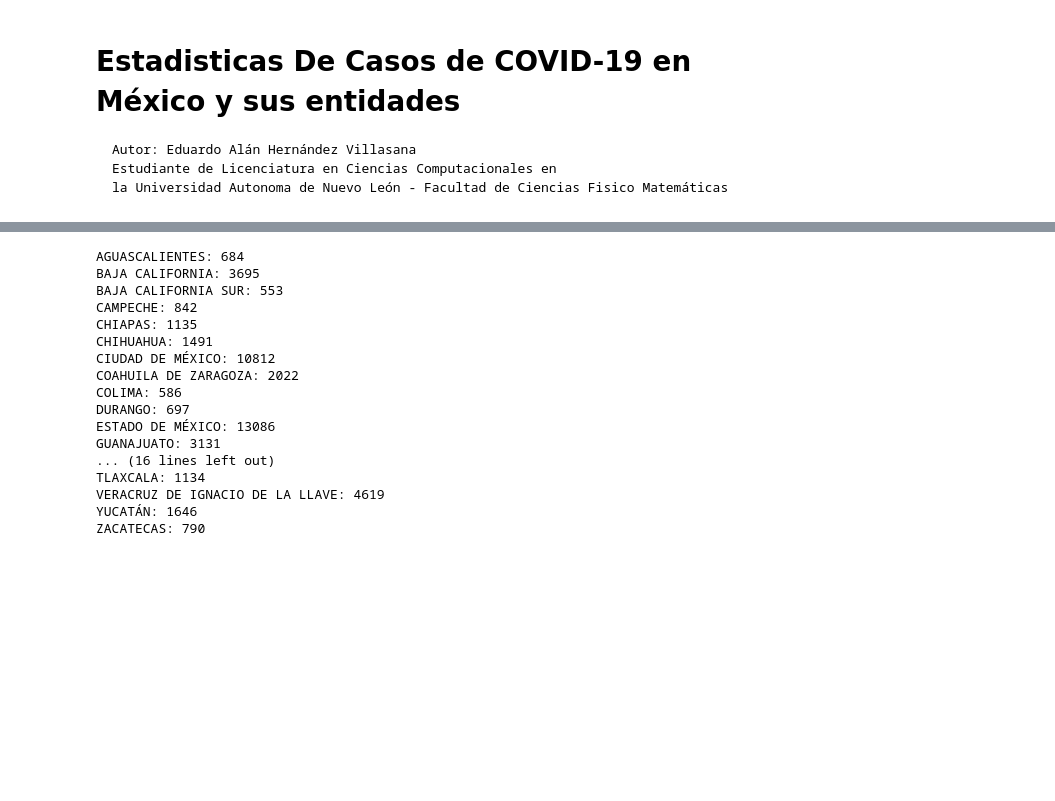
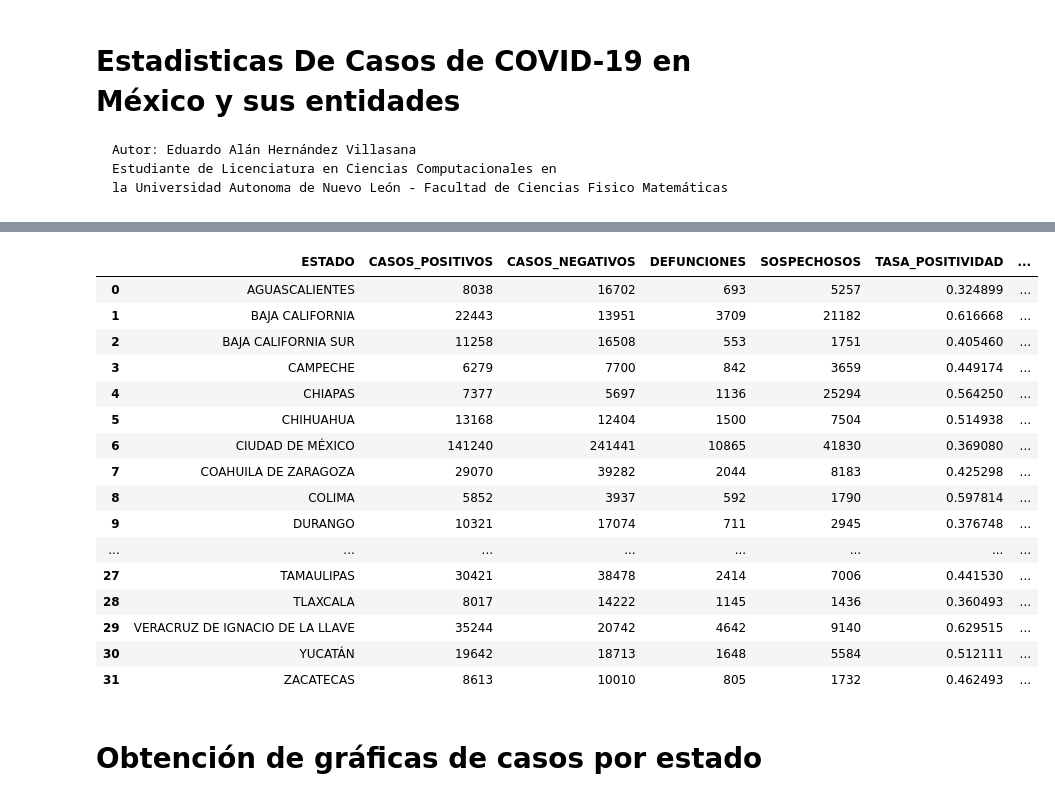
Before and after one commit to EduHdzVillasana/COVIDSTATSMX, a Jupyter notebook: Scripts/COVID_NB.ipynb, the cells around one changed output, grey strips where cells are left out. Saved outputs shown, nothing was run; the diff lists cells and outputs as text; code cells hidden in the pictures; blank space fills up the shorter version.

```diff
--- a/Scripts/COVID_NB.ipynb
+++ b/Scripts/COVID_NB.ipynb
@@ -304,27 +259,2 @@ plt.savefig("../Graficas/NACIONAL/"+fecha_actualizacion + "-NACIONAL.png")
 # %%
 poblacion = ps.read_csv("../Poblacion/Poblacion.csv")
-# %%
-for estado_id in poblacion["CLAVE"]:
-    muertes = covid_df[(covid_df["ENTIDAD_RES"] == estado_id)
-    & (covid_df["RESULTADO"] == 1)
-    & (covid_df["FECHA_DEF"] != "9999-99-99")]
-    estado = poblacion[poblacion["CLAVE"] == estado_id]["ESTADO"].tolist()[0]
-    print (estado + ": " + str(len(muertes)))
-# %% [output]
-AGUASCALIENTES: 684
-BAJA CALIFORNIA: 3695
-BAJA CALIFORNIA SUR: 553
-CAMPECHE: 842
-CHIAPAS: 1135
-CHIHUAHUA: 1491
-CIUDAD DE MÉXICO: 10812
-COAHUILA DE ZARAGOZA: 2022
-COLIMA: 586
-DURANGO: 697
-ESTADO DE MÉXICO: 13086
-GUANAJUATO: 3131
-... (16 lines left out)
-TLAXCALA: 1134
-VERACRUZ DE IGNACIO DE LA LLAVE: 4619
-YUCATÁN: 1646
-ZACATECAS: 790
@@ -330,0 +305,22 @@ ZACATECAS: 790
+# %%
+estados_df
+# %% [output]
+|  | ESTADO | CASOS_POSITIVOS | CASOS_NEGATIVOS | DEFUNCIONES | SOSPECHOSOS | TASA_POSITIVIDAD | ... |
+| 0 | AGUASCALIENTES | 8038 | 16702 | 693 | 5257 | 0.324899 | ... |
+| 1 | BAJA CALIFORNIA | 22443 | 13951 | 3709 | 21182 | 0.616668 | ... |
+| 2 | BAJA CALIFORNIA SUR | 11258 | 16508 | 553 | 1751 | 0.405460 | ... |
+| 3 | CAMPECHE | 6279 | 7700 | 842 | 3659 | 0.449174 | ... |
+| 4 | CHIAPAS | 7377 | 5697 | 1136 | 25294 | 0.564250 | ... |
+| 5 | CHIHUAHUA | 13168 | 12404 | 1500 | 7504 | 0.514938 | ... |
+| 6 | CIUDAD DE MÉXICO | 141240 | 241441 | 10865 | 41830 | 0.369080 | ... |
+| 7 | COAHUILA DE ZARAGOZA | 29070 | 39282 | 2044 | 8183 | 0.425298 | ... |
+| 8 | COLIMA | 5852 | 3937 | 592 | 1790 | 0.597814 | ... |
+| 9 | DURANGO | 10321 | 17074 | 711 | 2945 | 0.376748 | ... |
+| ... | ... | ... | ... | ... | ... | ... | ... |
+| 27 | TAMAULIPAS | 30421 | 38478 | 2414 | 7006 | 0.441530 | ... |
+| 28 | TLAXCALA | 8017 | 14222 | 1145 | 1436 | 0.360493 | ... |
+| 29 | VERACRUZ DE IGNACIO DE LA LLAVE | 35244 | 20742 | 4642 | 9140 | 0.629515 | ... |
+| 30 | YUCATÁN | 19642 | 18713 | 1648 | 5584 | 0.512111 | ... |
+| 31 | ZACATECAS | 8613 | 10010 | 805 | 1732 | 0.462493 | ... |
+# %% [markdown]
+# Obtención de gráficas de casos por estado
```
Also changed, not shown: parts of 22 cells of this notebook, 35 other files.
